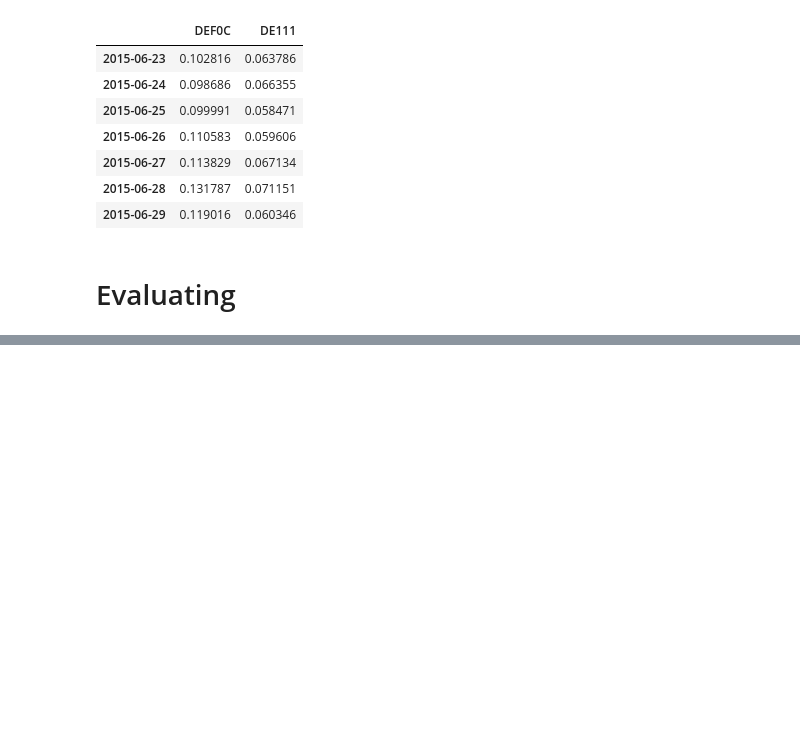
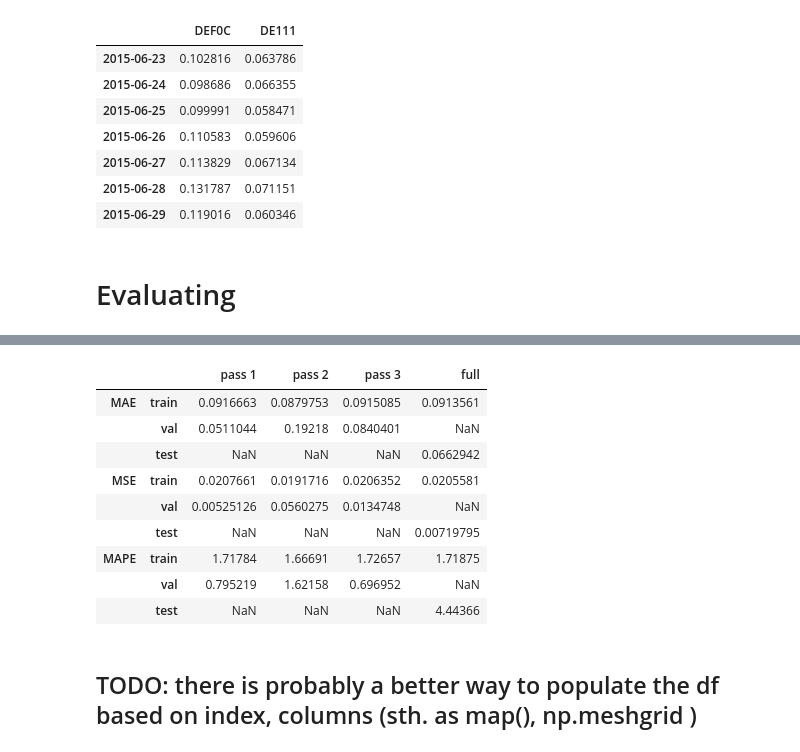
Before and after one commit to ArjunReddy07/wind-stf, a Jupyter notebook: prototyping/evaluate.ipynb, the cells around one changed output, grey strips where cells are left out. Drawn from its saved outputs; the diff is of its cells as text; code cells hidden in the pictures; blank space fills up the shorter version.

```diff
--- a/prototyping/evaluate.ipynb
+++ b/prototyping/evaluate.ipynb
@@ -179,0 +264,32 @@ mean_squared_error(y, y_hat, multioutput='raw_values') ** 0.5
+# %%
+scores = pd.DataFrame(
+    data=None,
+    index=pd.MultiIndex.from_product([['MAE', 'MSE', 'MAPE'], ['train', 'val', 'test']]),
+    columns=model.keys()
+)
+
+for pass_id in list(model.keys()) + ['full']:
+    for cat in ['train', 'val', 'test']:
+        for metric in ['MSE', 'MAE', 'MAPE']:
+            try:
+                scores.loc[(metric, cat), pass_id] = metrics_dict[metric](
+                        gtruth[pass_id][cat],
+                        preds[pass_id][cat],
+                )
+            except:
+                pass
+
+scores
+# %% [output]
+|  |  | pass 1 | pass 2 | pass 3 | full |
+| MAE | train | 0.0916663 | 0.0879753 | 0.0915085 | 0.0913561 |
+|  | val | 0.0511044 | 0.19218 | 0.0840401 | NaN |
+|  | test | NaN | NaN | NaN | 0.0662942 |
+| MSE | train | 0.0207661 | 0.0191716 | 0.0206352 | 0.0205581 |
+|  | val | 0.00525126 | 0.0560275 | 0.0134748 | NaN |
+|  | test | NaN | NaN | NaN | 0.00719795 |
+| MAPE | train | 1.71784 | 1.66691 | 1.72657 | 1.71875 |
+|  | val | 0.795219 | 1.62158 | 0.696952 | NaN |
+|  | test | NaN | NaN | NaN | 4.44366 |
+# %% [markdown]
+## TODO: there is probably a better way to populate the df based on index, columns (sth. as map(), np.meshgrid )
```
Also changed, not shown: parts of 18 cells of this notebook, 4 other files.
